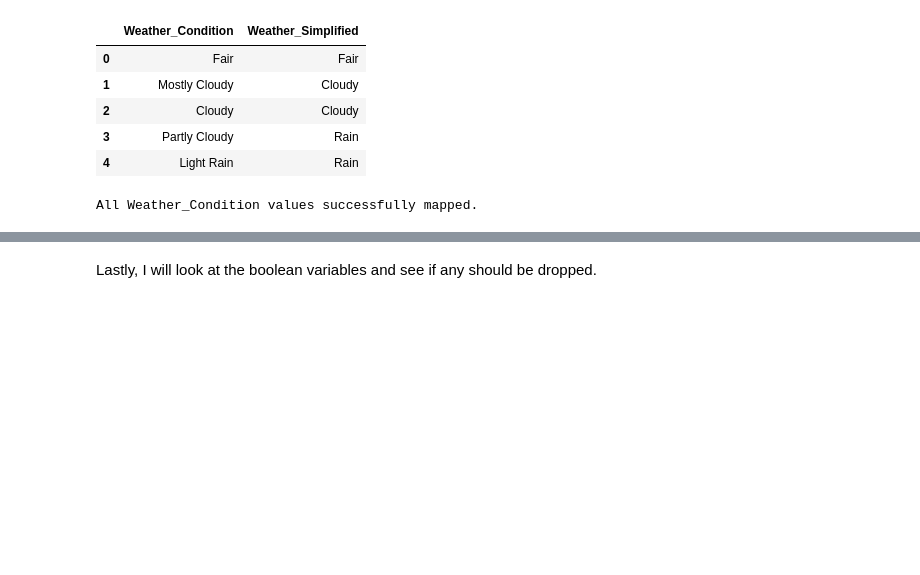
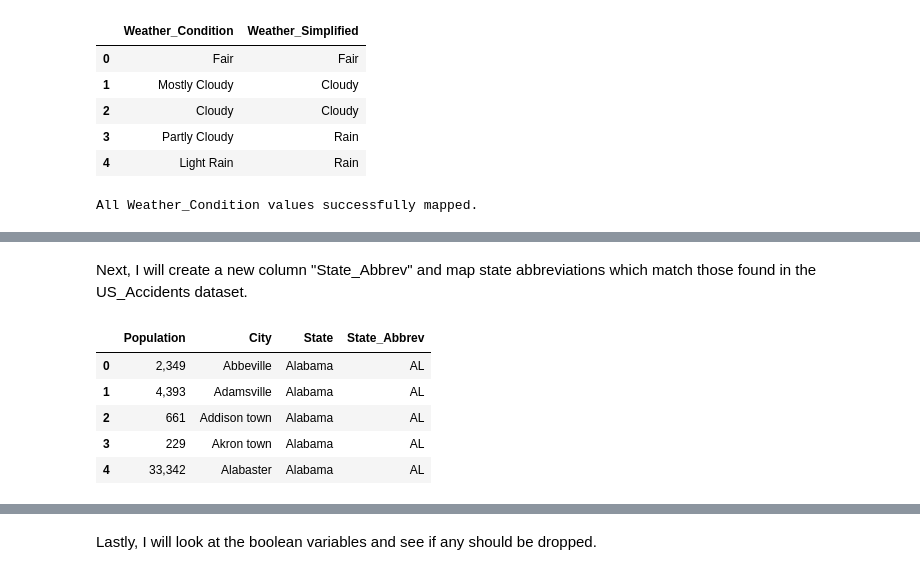
Before and after one commit to Sonya-J00/US_Accidents_ML_Project, a Jupyter notebook: jupyter_notebooks/Feature_Engineering.ipynb, the cells around one changed output, grey strips where cells are left out. Cells and saved outputs as stored; diff of their text form; code cells hidden in the pictures; blank space fills up the shorter version.

```diff
--- a/jupyter_notebooks/Feature_Engineering.ipynb
+++ b/jupyter_notebooks/Feature_Engineering.ipynb
@@ -230,0 +345,17 @@ All Weather_Condition values successfully mapped.
+# %%
+df_city_pop = df_city_pop.copy()
+
+# Remove leading/trailing spaces
+df_city_pop['Area'] = df_city_pop['Area'].str.strip()
+
+# Split at the last comma into city and state
+df_city_pop[['City', 'State']] = df_city_pop['Area'].str.rsplit(',', n=1, expand=True)
+
+# Strip extra spaces and remove "city" in the name
+df_city_pop['City'] = df_city_pop['City'].str.replace(r'\b[Cc]ity\b', '', regex=True).str.strip()
+df_city_pop['State'] = df_city_pop['State'].str.strip()
+
+# Optional: drop 'Area'
+df_city_pop = df_city_pop.drop(columns=['Area'])
+
+df_city_pop.head()
@@ -230,0 +369,28 @@ All Weather_Condition values successfully mapped.
+# %% [markdown]
+Next, I will create a new column "State_Abbrev" and map state abbreviations which match those found in the US_Accidents dataset.
+# %%
+# Dictionary of US states
+state_map = {
+    'Alabama':'AL', 'Alaska':'AK', 'Arizona':'AZ', 'Arkansas':'AR', 'California':'CA',
+    'Colorado':'CO', 'Connecticut':'CT', 'Delaware':'DE', 'District of Columbia':'DC',
+    'Florida':'FL', 'Georgia':'GA', 'Hawaii':'HI', 'Idaho':'ID', 'Illinois':'IL',
+    'Indiana':'IN', 'Iowa':'IA', 'Kansas':'KS', 'Kentucky':'KY', 'Louisiana':'LA',
+    'Maine':'ME', 'Maryland':'MD', 'Massachusetts':'MA', 'Michigan':'MI', 'Minnesota':'MN',
+    'Mississippi':'MS', 'Missouri':'MO', 'Montana':'MT', 'Nebraska':'NE', 'Nevada':'NV',
+    'New Hampshire':'NH', 'New Jersey':'NJ', 'New Mexico':'NM', 'New York':'NY',
+    'North Carolina':'NC', 'North Dakota':'ND', 'Ohio':'OH', 'Oklahoma':'OK', 'Oregon':'OR',
+    'Pennsylvania':'PA', 'Rhode Island':'RI', 'South Carolina':'SC', 'South Dakota':'SD',
+    'Tennessee':'TN', 'Texas':'TX', 'Utah':'UT', 'Vermont':'VT', 'Virginia':'VA',
+    'Washington':'WA', 'West Virginia':'WV', 'Wisconsin':'WI', 'Wyoming':'WY'
+}
+
+# Apply mapping
+df_city_pop['State_Abbrev'] = df_city_pop['State'].map(state_map)
+df_city_pop.head()
+# %% [output]
+|  | Population | City | State | State_Abbrev |
+| 0 | 2,349 | Abbeville | Alabama | AL |
+| 1 | 4,393 | Adamsville | Alabama | AL |
+| 2 | 661 | Addison town | Alabama | AL |
+| 3 | 229 | Akron town | Alabama | AL |
+| 4 | 33,342 | Alabaster | Alabama | AL |
```
Also changed, not shown: parts of 48 cells of this notebook, 2 other files.
